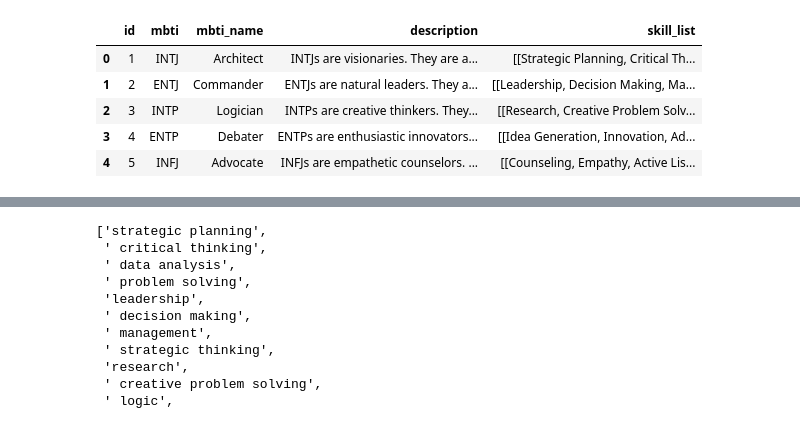
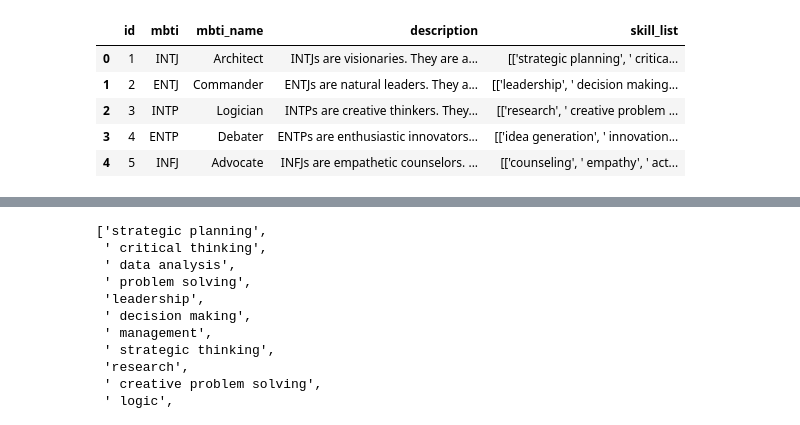
Before and after one commit to ron-ligsay/course-u, a Jupyter notebook: course_u/src/notebooks/mbti_skills.ipynb, the cells around one changed output, grey strips where cells are left out. Drawn from its saved outputs; the diff is of its cells as text; code cells hidden in the pictures.

Commit message:
mbti skills generate

```diff
--- a/course_u/src/notebooks/mbti_skills.ipynb
+++ b/course_u/src/notebooks/mbti_skills.ipynb
@@ -24,12 +25,12 @@ website_skill.head()
 # %%
-# convert skill_list to list
-mbti_skills['skill_list'] = mbti_skills['skill_list'].apply(lambda x: x.split(','))
-mbti_skills.head()
+# # convert skill_list to list
+# mbti_skills['skill_list'] = mbti_skills['skill_list'].apply(lambda x: x.split(','))
+# mbti_skills.head()
 # %% [output]
 |  | id | mbti | mbti_name | description | skill_list |
-| 0 | 1 | INTJ | Architect | INTJs are visionaries. They are a... | [[Strategic Planning, Critical Th... |
-| 1 | 2 | ENTJ | Commander | ENTJs are natural leaders. They a... | [[Leadership, Decision Making, Ma... |
-| 2 | 3 | INTP | Logician | INTPs are creative thinkers. They... | [[Research, Creative Problem Solv... |
-| 3 | 4 | ENTP | Debater | ENTPs are enthusiastic innovators... | [[Idea Generation, Innovation, Ad... |
-| 4 | 5 | INFJ | Advocate | INFJs are empathetic counselors. ... | [[Counseling, Empathy, Active Lis... |
+| 0 | 1 | INTJ | Architect | INTJs are visionaries. They are a... | [['strategic planning', ' critica... |
+| 1 | 2 | ENTJ | Commander | ENTJs are natural leaders. They a... | [['leadership', ' decision making... |
+| 2 | 3 | INTP | Logician | INTPs are creative thinkers. They... | [['research', ' creative problem ... |
+| 3 | 4 | ENTP | Debater | ENTPs are enthusiastic innovators... | [['idea generation', ' innovation... |
+| 4 | 5 | INFJ | Advocate | INFJs are empathetic counselors. ... | [['counseling', ' empathy', ' act... |
 # %%
```
Also changed, not shown: parts of 25 cells of this notebook.
